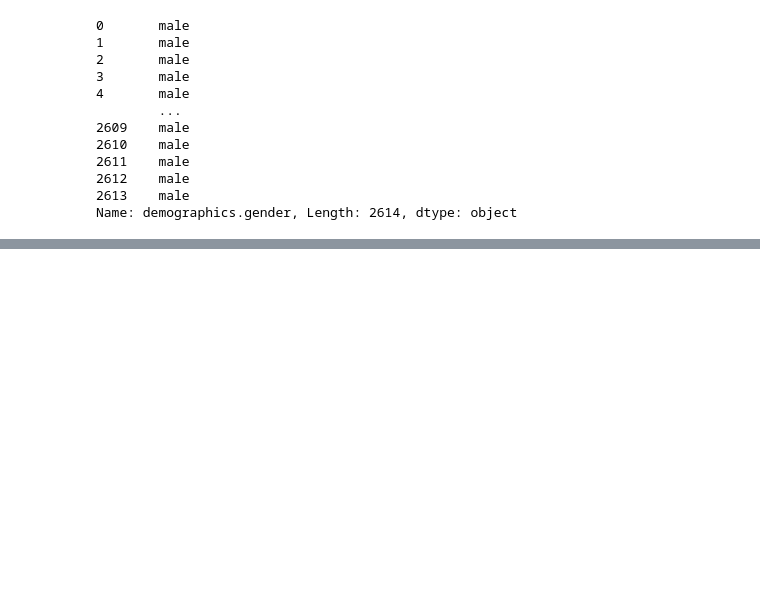
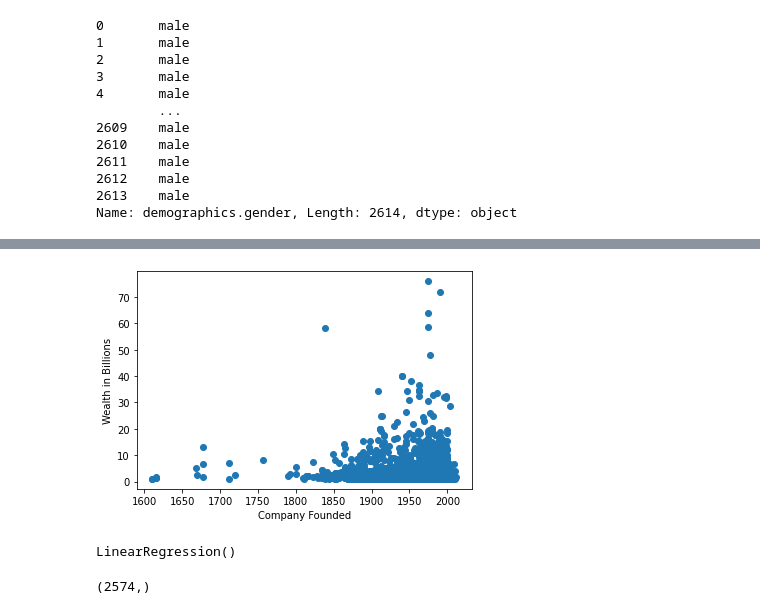
Before and after one commit to SarahMason2015/Billionaires, a Jupyter notebook: BillionairesData.ipynb, the cells around one changed output, grey strips where cells are left out. Cells and saved outputs as stored; diff of their text form; code cells hidden in the pictures; blank space fills up the shorter version.

Commit message:
James experimenting with linear regression

```diff
--- a/BillionairesData.ipynb
+++ b/BillionairesData.ipynb
@@ -215,0 +223,3 @@ billionaires_df.head(10)
+# %%
+billionaires_df.rename(columns={'company.founded':'co_founded', 'wealth.worth in billions':'wealth_bb'}, inplace=True)
+billionaires_df.head(5)
@@ -215,0 +249,11 @@ billionaires_df.head(10)
+# %%
+billion_com_clean = billionaires_df[billionaires_df.co_founded !=0]
+# ref: https://www.codegrepper.com/code-examples/python/delete+row+with+zero+value+in+a+column+pyton
+# %%
+#from 17.2.3
+plt.scatter(billion_com_clean.co_founded, billion_com_clean.wealth_bb)
+plt.xlabel('Company Founded')
+plt.ylabel('Wealth in Billions')
+plt.show()
+# %% [output]
+[figure, added]
@@ -215,0 +265,9 @@ billionaires_df.head(10)
+# %%
+model.fit(X,y)
+# %% [output]
+LinearRegression()
+# %%
+y_pred= model.predict(X)
+print(y_pred.shape)
+# %% [output]
+(2574,)
```
Also changed, not shown: parts of 11 cells of this notebook.
